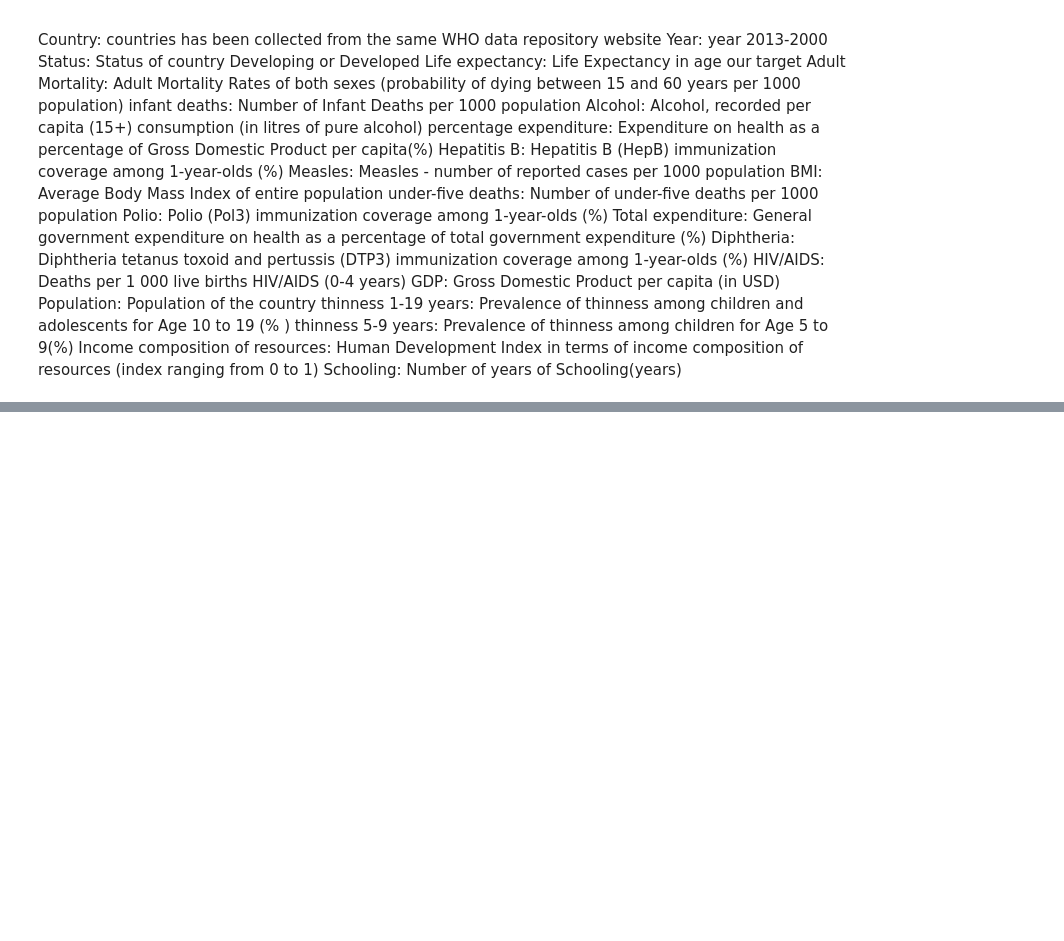
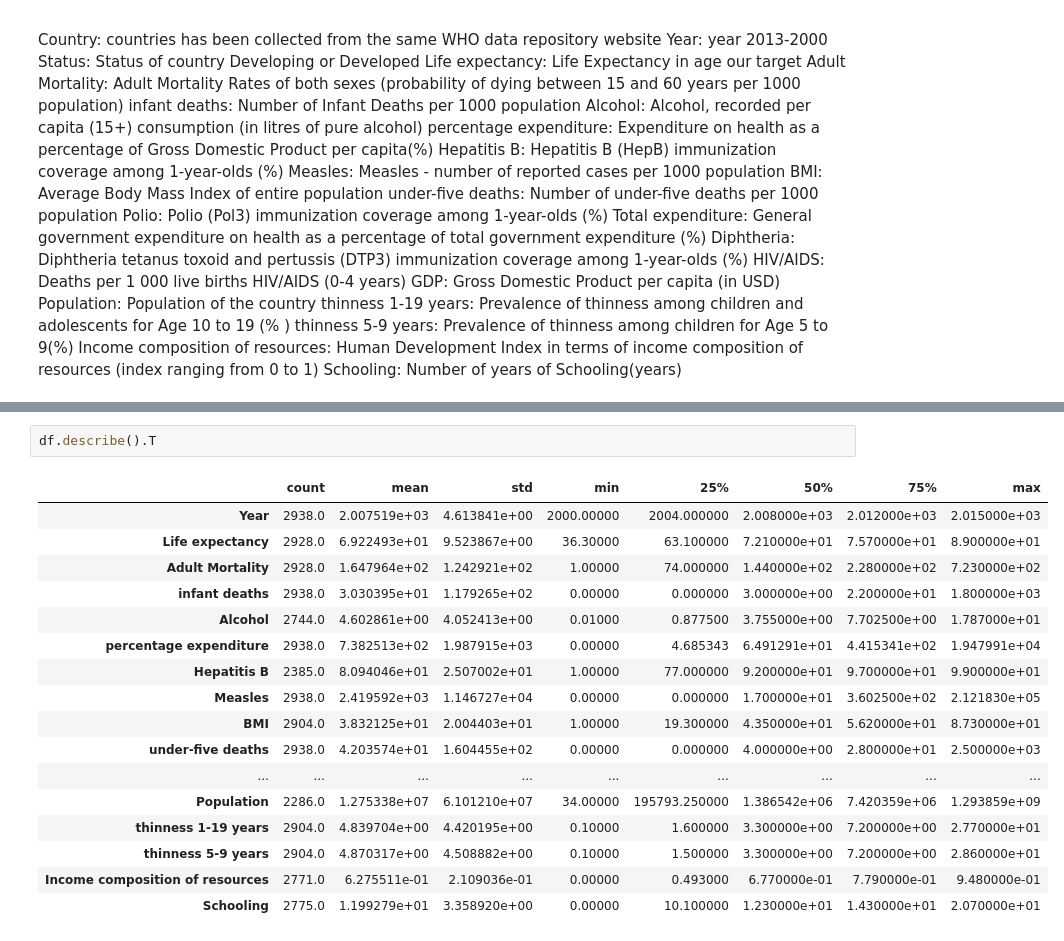
Before and after one commit to EstebanGarnicaMateus/Portfolio, a Jupyter notebook: ds_projects/data_science/Life_expectancy.ipynb, the cells around one changed output, grey strips where cells are left out. Cells and saved outputs as stored; diff of their text form; blank space fills up the shorter version.

```diff
--- a/ds_projects/data_science/Life_expectancy.ipynb
+++ b/ds_projects/data_science/Life_expectancy.ipynb
@@ -62,0 +111,20 @@ Schooling:	Number of years of Schooling(years)
+# %%
+df.describe().T
+# %% [output]
+|  | count | mean | std | min | 25% | 50% | 75% | max |
+| Year | 2938.0 | 2.007519e+03 | 4.613841e+00 | 2000.00000 | 2004.000000 | 2.008000e+03 | 2.012000e+03 | 2.015000e+03 |
+| Life expectancy | 2928.0 | 6.922493e+01 | 9.523867e+00 | 36.30000 | 63.100000 | 7.210000e+01 | 7.570000e+01 | 8.900000e+01 |
+| Adult Mortality | 2928.0 | 1.647964e+02 | 1.242921e+02 | 1.00000 | 74.000000 | 1.440000e+02 | 2.280000e+02 | 7.230000e+02 |
+| infant deaths | 2938.0 | 3.030395e+01 | 1.179265e+02 | 0.00000 | 0.000000 | 3.000000e+00 | 2.200000e+01 | 1.800000e+03 |
+| Alcohol | 2744.0 | 4.602861e+00 | 4.052413e+00 | 0.01000 | 0.877500 | 3.755000e+00 | 7.702500e+00 | 1.787000e+01 |
+| percentage expenditure | 2938.0 | 7.382513e+02 | 1.987915e+03 | 0.00000 | 4.685343 | 6.491291e+01 | 4.415341e+02 | 1.947991e+04 |
+| Hepatitis B | 2385.0 | 8.094046e+01 | 2.507002e+01 | 1.00000 | 77.000000 | 9.200000e+01 | 9.700000e+01 | 9.900000e+01 |
+| Measles | 2938.0 | 2.419592e+03 | 1.146727e+04 | 0.00000 | 0.000000 | 1.700000e+01 | 3.602500e+02 | 2.121830e+05 |
+| BMI | 2904.0 | 3.832125e+01 | 2.004403e+01 | 1.00000 | 19.300000 | 4.350000e+01 | 5.620000e+01 | 8.730000e+01 |
+| under-five deaths | 2938.0 | 4.203574e+01 | 1.604455e+02 | 0.00000 | 0.000000 | 4.000000e+00 | 2.800000e+01 | 2.500000e+03 |
+| ... | ... | ... | ... | ... | ... | ... | ... | ... |
+| Population | 2286.0 | 1.275338e+07 | 6.101210e+07 | 34.00000 | 195793.250000 | 1.386542e+06 | 7.420359e+06 | 1.293859e+09 |
+| thinness 1-19 years | 2904.0 | 4.839704e+00 | 4.420195e+00 | 0.10000 | 1.600000 | 3.300000e+00 | 7.200000e+00 | 2.770000e+01 |
+| thinness 5-9 years | 2904.0 | 4.870317e+00 | 4.508882e+00 | 0.10000 | 1.500000 | 3.300000e+00 | 7.200000e+00 | 2.860000e+01 |
+| Income composition of resources | 2771.0 | 6.275511e-01 | 2.109036e-01 | 0.00000 | 0.493000 | 6.770000e-01 | 7.790000e-01 | 9.480000e-01 |
+| Schooling | 2775.0 | 1.199279e+01 | 3.358920e+00 | 0.00000 | 10.100000 | 1.230000e+01 | 1.430000e+01 | 2.070000e+01 |
```
Also changed, not shown: parts of 9 cells of this notebook.
